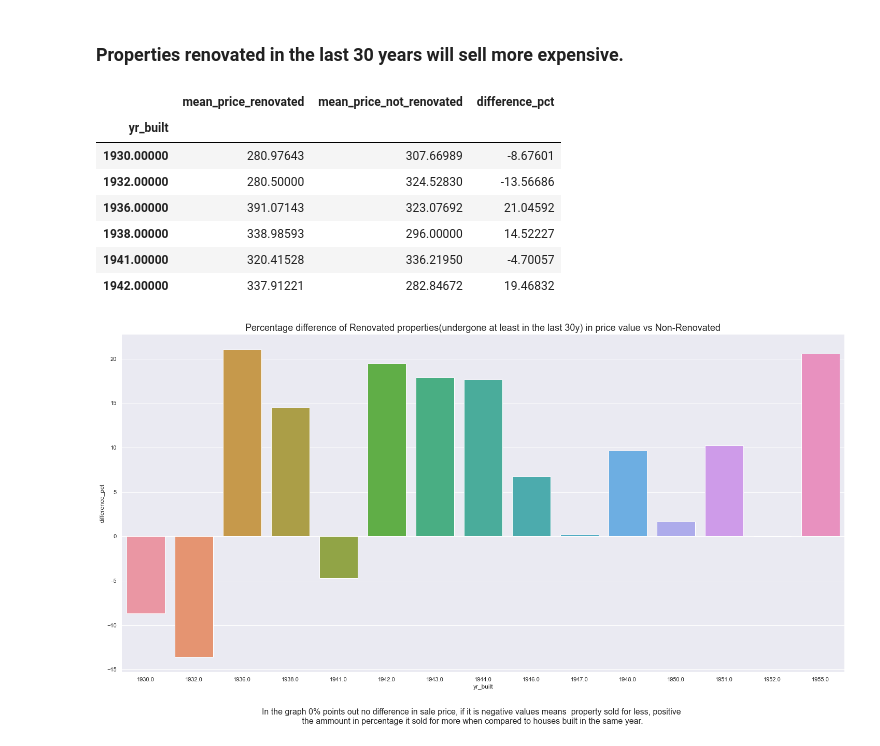
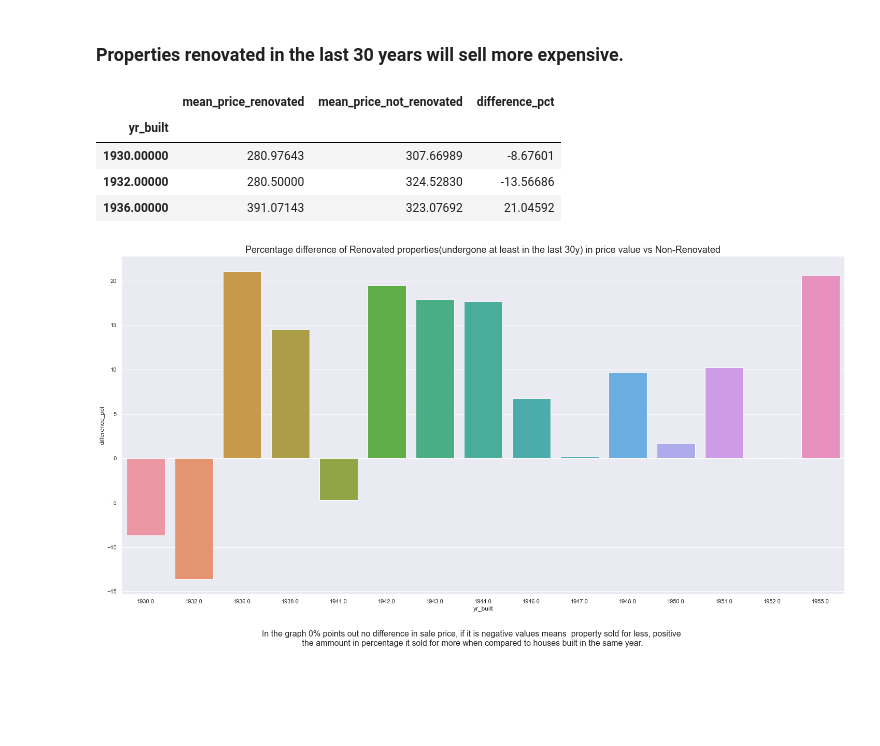
Before and after one commit to fusaa/house-dashboard, a Jupyter notebook: 0 - king county.ipynb, the cells around one changed output. Saved outputs shown, nothing was run; the diff lists cells and outputs as text; code cells hidden in the pictures; blank space fills up the shorter version.

```diff
--- a/0 - king county.ipynb
+++ b/0 - king county.ipynb
@@ -506,37 +506,34 @@ data.yr_renovated.unique()
 
 # # Group by year renovated, get only renovations last 30y
 data_yc = data[data['yr_renovated'] >= data.yr_renovated.max() - 30 ]
 
 yr_renovated_comparison = data_yc[['yr_built', 'yr_renovated', 'aux_sqft_living_price']].groupby('yr_renovated').median().reset_index()  # (1) group by year renovated, so after we change index to year built
 yr_renovated_comparison.rename(columns = {'aux_sqft_living_price':'mean_price_renovated','yr_renovated':'yr_renovated'},inplace = True)
 yr_renovated_comparison.set_index(['yr_built'], inplace = True)  # now there´re repeated indexes, since we 1st grouped by year of renovation
 # yr_renovated_comparison.drop(data.index[1977], inplace = True)
 yr_renovated_comparison.sort_values(by='yr_built', ascending = 'Ascending', inplace = True)  # Checking
 yr_renovated_comparison.reset_index(inplace = True)
 yr_renovated_comparison = yr_renovated_comparison[['yr_built', 'yr_renovated', 'mean_price_renovated']].groupby('yr_built').mean()  # now getting the MEAN, since it is all median values from the previous groupby (1)
 yr_renovated_comparison
 
 # # No renovation
 d_aux = data[data['yr_renovated'] == 0]  # Only non renovated
 yr_not_renovated_comparison = d_aux[['yr_renovated', 'yr_built', 'aux_sqft_living_price']].groupby('yr_built').median().reset_index()
 yr_not_renovated_comparison.rename(columns = {'aux_sqft_living_price':'mean_price_not_renovated','yr_built':'yr_built'}, inplace = True)
 yr_not_renovated_comparison.set_index(['yr_built'], inplace = True)
 yr_not_renovated_comparison
 
 # # # Renovated
 yr_renovated_comparison = yr_renovated_comparison.merge(yr_not_renovated_comparison , how = 'inner', left_on='yr_built', right_on='yr_built')  # inner so years with no properties renovated get dumped
 yr_renovated_comparison['difference_pct'] = ((yr_renovated_comparison['mean_price_renovated'] / yr_renovated_comparison['mean_price_not_renovated'])  -1) *100
 yr_renovated_comparison.drop(columns = ['yr_renovated_x','yr_renovated_y'], inplace = True)
-yr_renovated_comparison.head(6)
+yr_renovated_comparison.head(3)
 # %% [output]
 |  | mean_price_renovated | mean_price_not_renovated | difference_pct |
 | yr_built |  |  |  |
 | 1930.00000 | 280.97643 | 307.66989 | -8.67601 |
 | 1932.00000 | 280.50000 | 324.52830 | -13.56686 |
 | 1936.00000 | 391.07143 | 323.07692 | 21.04592 |
-| 1938.00000 | 338.98593 | 296.00000 | 14.52227 |
-| 1941.00000 | 320.41528 | 336.21950 | -4.70057 |
-| 1942.00000 | 337.91221 | 282.84672 | 19.46832 |
 # %%
 # Renovated properties will sell more expensive
 # sns.lineplot(y = 'difference_pct', x = yr_renovated_comparison.index ,data = yr_renovated_comparison)
```
Also changed, not shown: parts of 9 cells of this notebook, 1 other file.
